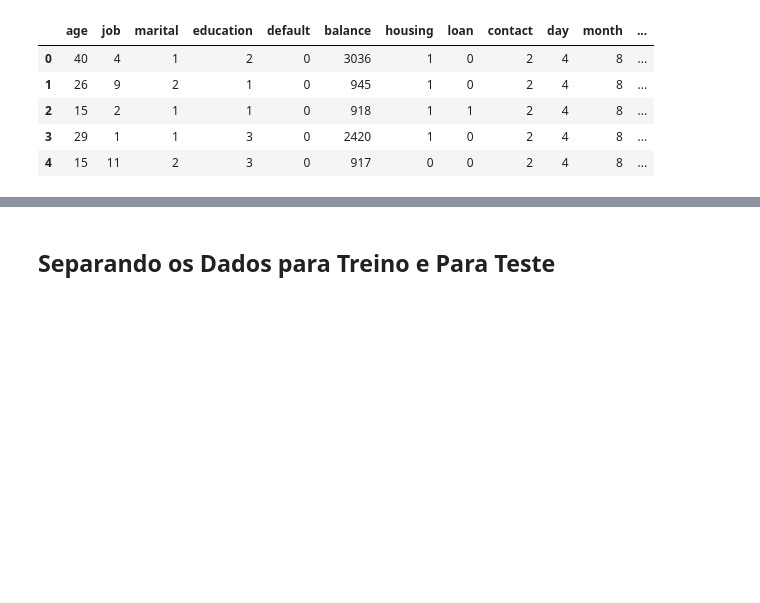
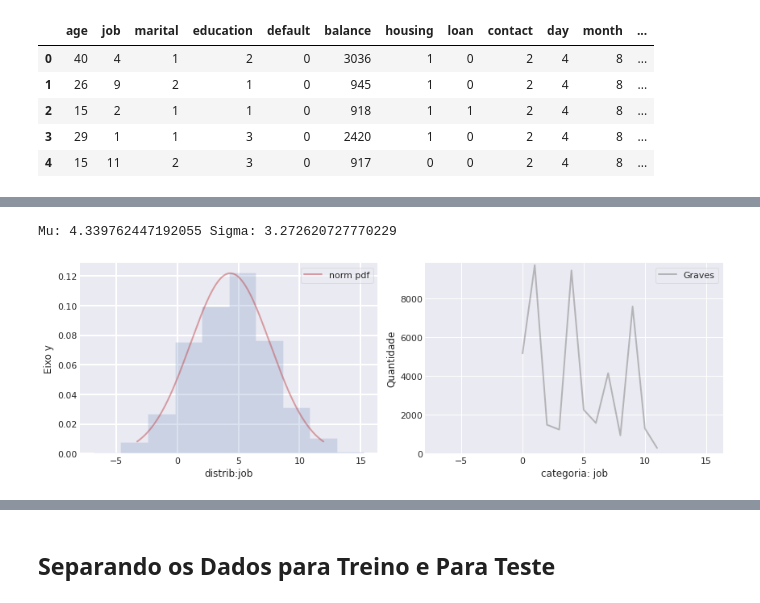
Before and after one commit to aasb2/Classificador-de-Bayes-Ingenuo, a Jupyter notebook: PROJETO/Bayes.ipynb, the cells around one changed output, grey strips where cells are left out. Drawn from its saved outputs; the diff is of its cells as text; code cells hidden in the pictures; blank space fills up the shorter version.

```diff
--- a/PROJETO/Bayes.ipynb
+++ b/PROJETO/Bayes.ipynb
@@ -138,0 +227,5 @@ x.head()
+# %%
+count_plot('job')
+# %% [output]
+Mu: 4.339762447192055 Sigma: 3.272620727770229
+[figure, added]
```
Also changed, not shown: parts of 21 cells of this notebook.
